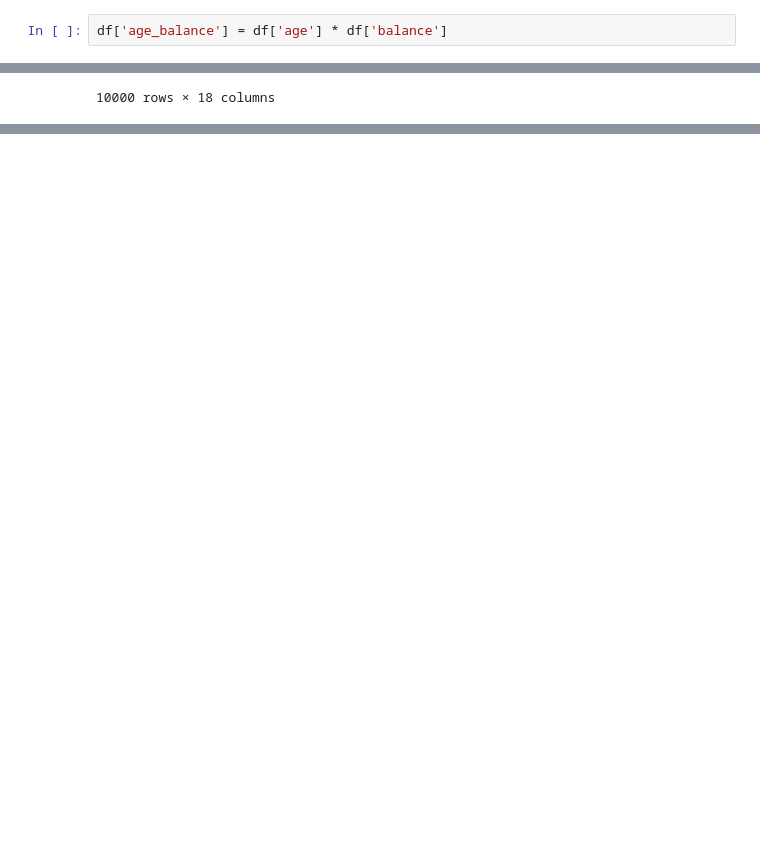
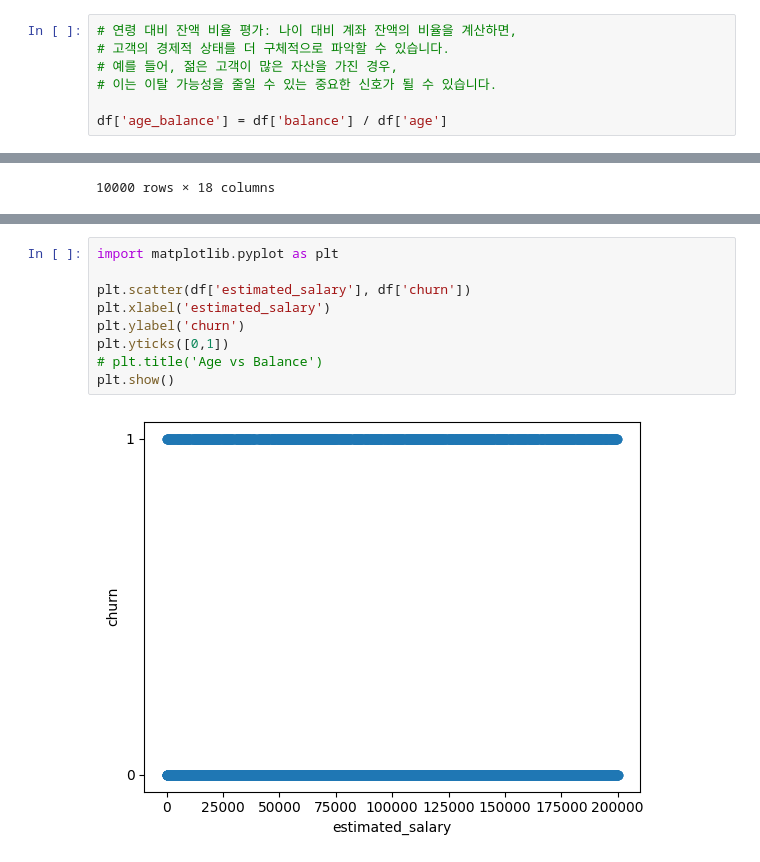
Before and after one commit to coconutkim/project_churn, a Jupyter notebook: data2.ipynb, the cells around one changed output, grey strips where cells are left out. Saved outputs shown, nothing was run; the diff lists cells and outputs as text; blank space fills up the shorter version.

```diff
--- a/data2.ipynb
+++ b/data2.ipynb
@@ -475,8 +475,13 @@ df['salary_range'] = pd.cut(df['estimated_salary'], bins=bins, labels=labels, in
 # 잔액과 나이
 # 간단한 수식으로 상호작용을 확인해본다
 # 두 변수를 곱하여 파생 변수를 만든다
-# %%
-df['age_balance'] = df['age'] * df['balance']
+# %%
+# 연령 대비 잔액 비율 평가: 나이 대비 계좌 잔액의 비율을 계산하면,
+# 고객의 경제적 상태를 더 구체적으로 파악할 수 있습니다.
+# 예를 들어, 젊은 고객이 많은 자산을 가진 경우,
+# 이는 이탈 가능성을 줄일 수 있는 중요한 신호가 될 수 있습니다.
+
+df['age_balance'] = df['balance'] / df['age']
 # %%
 df.insert(df.columns.get_loc('balance_group') + 1,
               'age_balance',
@@ -533,0 +539,11 @@ Feature1의 정보 이득: 0.5537961041985692
+# %%
+import matplotlib.pyplot as plt
+
+plt.scatter(df['estimated_salary'], df['churn'])
+plt.xlabel('estimated_salary')
+plt.ylabel('churn')
+plt.yticks([0,1])
+# plt.title('Age vs Balance')
+plt.show()
+# %% [output]
+[figure, added]
```
Also changed, not shown: parts of 8 cells of this notebook, 1 other file.
